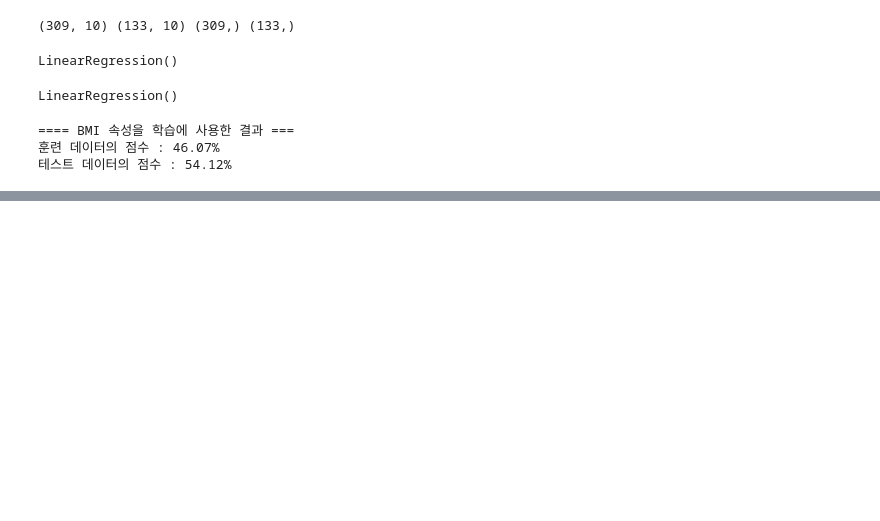
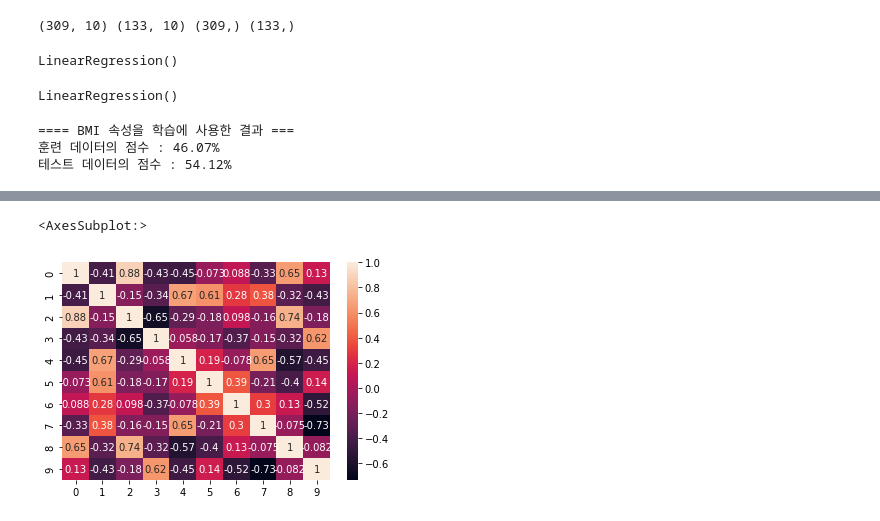
Before and after one commit to silcream/3_1machinelearning, a Jupyter notebook: 8장 심화문제.ipynb, the cells around one changed output, grey strips where cells are left out. Drawn from its saved outputs; the diff is of its cells as text; code cells hidden in the pictures; blank space fills up the shorter version.

```diff
--- a/8장 심화문제.ipynb
+++ b/8장 심화문제.ipynb
@@ -103,0 +153,2 @@ X_test = scaler.transform(X_test)
+# %%
+j = trn_df[:10]
@@ -103,0 +161,7 @@ X_test = scaler.transform(X_test)
+# %%
+h = np.corrcoef(j)
+# %%
+sns.heatmap(data = h, annot = True)
+# %% [output]
+<AxesSubplot:>
+[figure, added]
```
Also changed, not shown: parts of 18 cells of this notebook, 4 other files.
